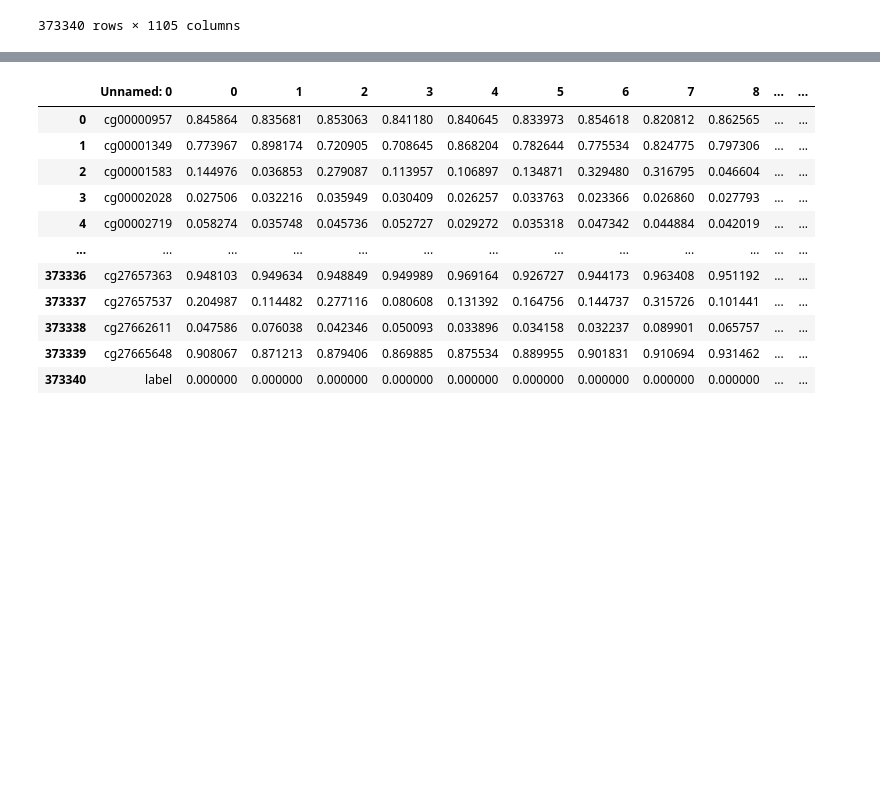
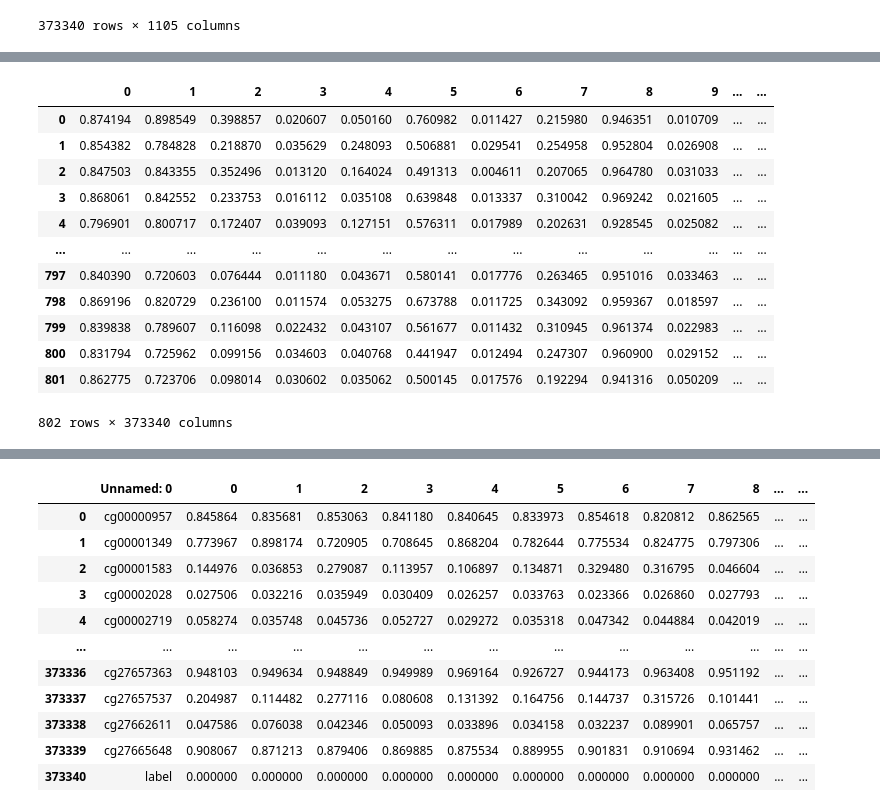
Before and after one commit to BioTechCo/main_project, a Jupyter notebook: notebooks/orange_pipeline_orchestrator.ipynb, the cells around one changed output, grey strips where cells are left out. Cells and saved outputs as stored; diff of their text form; code cells hidden in the pictures; blank space fills up the shorter version.

```diff
--- a/notebooks/orange_pipeline_orchestrator.ipynb
+++ b/notebooks/orange_pipeline_orchestrator.ipynb
@@ -103,6 +99,8 @@ if beta_file_number == 2:
     df0_join = df0_join.iloc[:, 1::is_columns_duplicated]
     if data_source == "GDC_stomach_GSE99553":  # god forgive me
         df1_join = df1_join.iloc[:, 1::is_columns_duplicated_1]
+    else:
+        df1_join = df1_join.iloc[:, 1::is_columns_duplicated]
     df0_join.reset_index(drop=True, inplace=True)
     df1_join.reset_index(drop=True, inplace=True)
     df0_join_normal = df0_join.iloc[:, :normal_number_0]
@@ -178 +182,17 @@ y = [(0 if i < normal_count else 1) for i in range((df.shape[1]))]
+# %%
+X_resampled
+# %% [output]
+|  | 0 | 1 | 2 | 3 | 4 | 5 | 6 | 7 | 8 | 9 | ... | ... |
+| 0 | 0.874194 | 0.898549 | 0.398857 | 0.020607 | 0.050160 | 0.760982 | 0.011427 | 0.215980 | 0.946351 | 0.010709 | ... | ... |
+| 1 | 0.854382 | 0.784828 | 0.218870 | 0.035629 | 0.248093 | 0.506881 | 0.029541 | 0.254958 | 0.952804 | 0.026908 | ... | ... |
+| 2 | 0.847503 | 0.843355 | 0.352496 | 0.013120 | 0.164024 | 0.491313 | 0.004611 | 0.207065 | 0.964780 | 0.031033 | ... | ... |
+| 3 | 0.868061 | 0.842552 | 0.233753 | 0.016112 | 0.035108 | 0.639848 | 0.013337 | 0.310042 | 0.969242 | 0.021605 | ... | ... |
+| 4 | 0.796901 | 0.800717 | 0.172407 | 0.039093 | 0.127151 | 0.576311 | 0.017989 | 0.202631 | 0.928545 | 0.025082 | ... | ... |
+| ... | ... | ... | ... | ... | ... | ... | ... | ... | ... | ... | ... | ... |
+| 797 | 0.840390 | 0.720603 | 0.076444 | 0.011180 | 0.043671 | 0.580141 | 0.017776 | 0.263465 | 0.951016 | 0.033463 | ... | ... |
+| 798 | 0.869196 | 0.820729 | 0.236100 | 0.011574 | 0.053275 | 0.673788 | 0.011725 | 0.343092 | 0.959367 | 0.018597 | ... | ... |
+| 799 | 0.839838 | 0.789607 | 0.116098 | 0.022432 | 0.043107 | 0.561677 | 0.011432 | 0.310945 | 0.961374 | 0.022983 | ... | ... |
+| 800 | 0.831794 | 0.725962 | 0.099156 | 0.034603 | 0.040768 | 0.441947 | 0.012494 | 0.247307 | 0.960900 | 0.029152 | ... | ... |
+| 801 | 0.862775 | 0.723706 | 0.098014 | 0.030602 | 0.035062 | 0.500145 | 0.017576 | 0.192294 | 0.941316 | 0.050209 | ... | ... |
+802 rows × 373340 columns
 # %%
```
Also changed, not shown: parts of 46 cells of this notebook, 12 other files.
